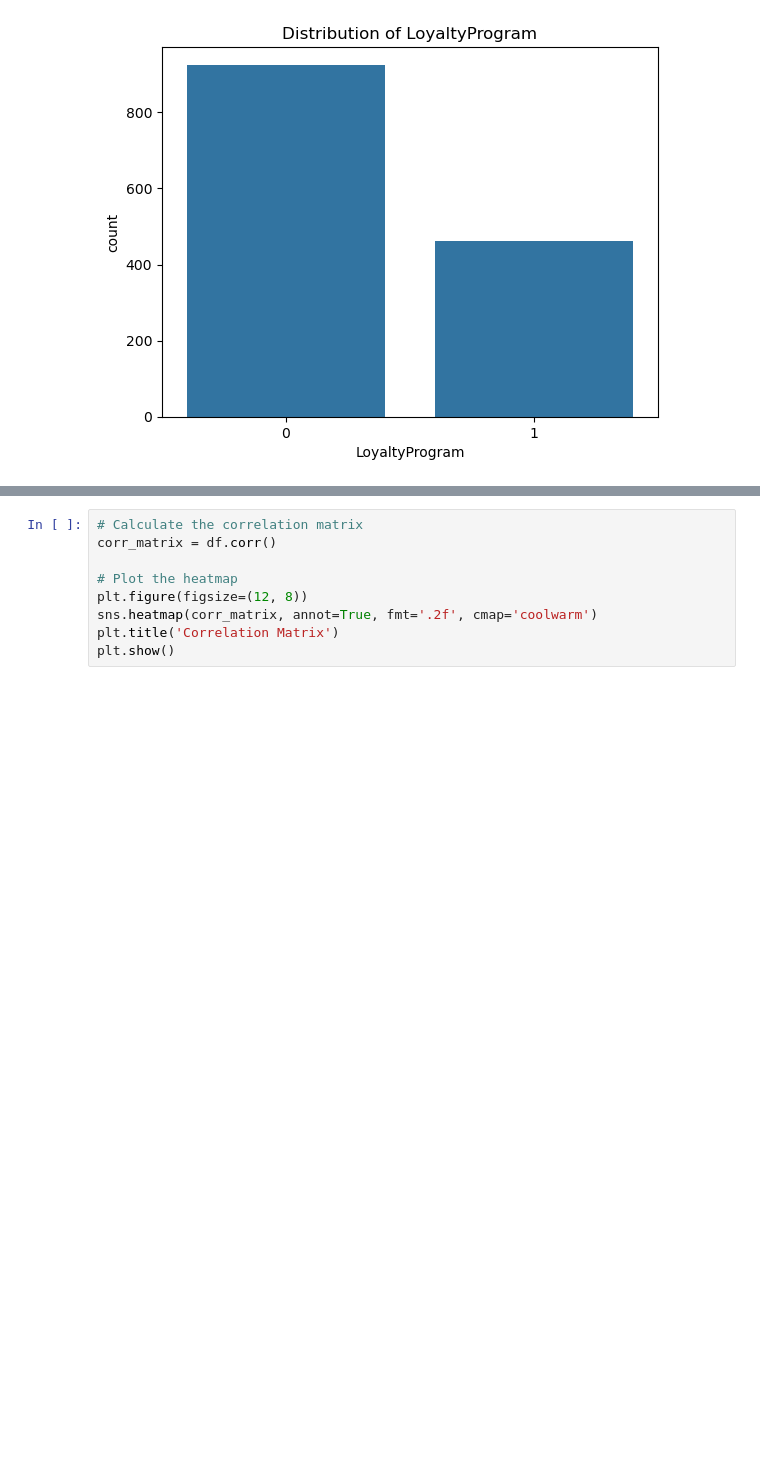
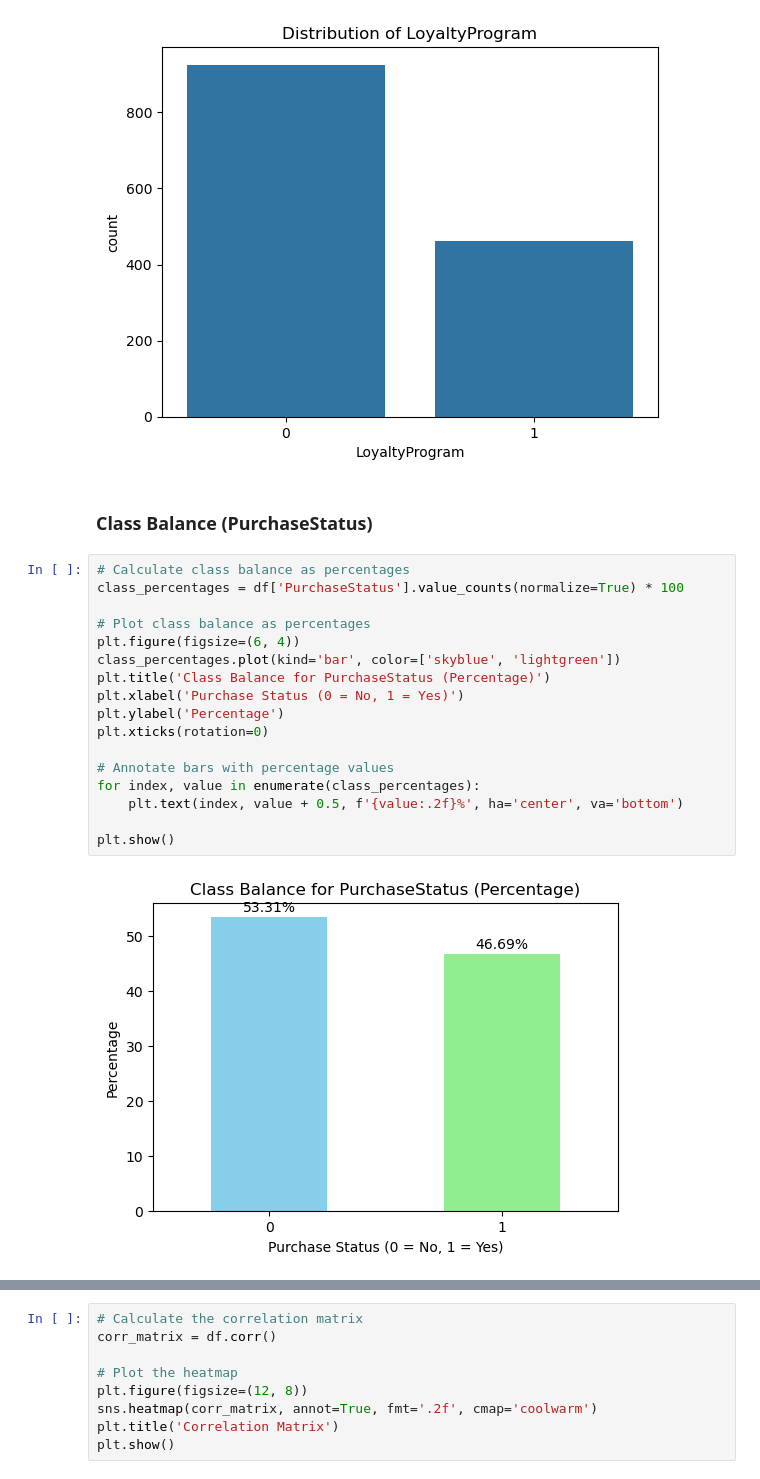
Before and after one commit to celenelouise/Capstone_Two, a Jupyter notebook: Modeling Purchase Behavior.ipynb, the cells around one changed output, grey strips where cells are left out. Drawn from its saved outputs; the diff is of its cells as text; blank space fills up the shorter version.

Commit message:
Class balance addded

```diff
--- a/Modeling Purchase Behavior.ipynb
+++ b/Modeling Purchase Behavior.ipynb
@@ -69,3 +69,24 @@ for feature in categorical_features:
 [figure]
 [figure]
 [figure]
+# %% [markdown]
+### Class Balance (PurchaseStatus)
+# %%
+# Calculate class balance as percentages
+class_percentages = df['PurchaseStatus'].value_counts(normalize=True) * 100
+
+# Plot class balance as percentages
+plt.figure(figsize=(6, 4))
+class_percentages.plot(kind='bar', color=['skyblue', 'lightgreen'])
+plt.title('Class Balance for PurchaseStatus (Percentage)')
+plt.xlabel('Purchase Status (0 = No, 1 = Yes)')
+plt.ylabel('Percentage')
+plt.xticks(rotation=0)
+
+# Annotate bars with percentage values
+for index, value in enumerate(class_percentages):
+    plt.text(index, value + 0.5, f'{value:.2f}%', ha='center', va='bottom')
+
+plt.show()
+# %% [output]
+[figure, added]
```
Also changed, not shown: parts of 1 cell of this notebook.
